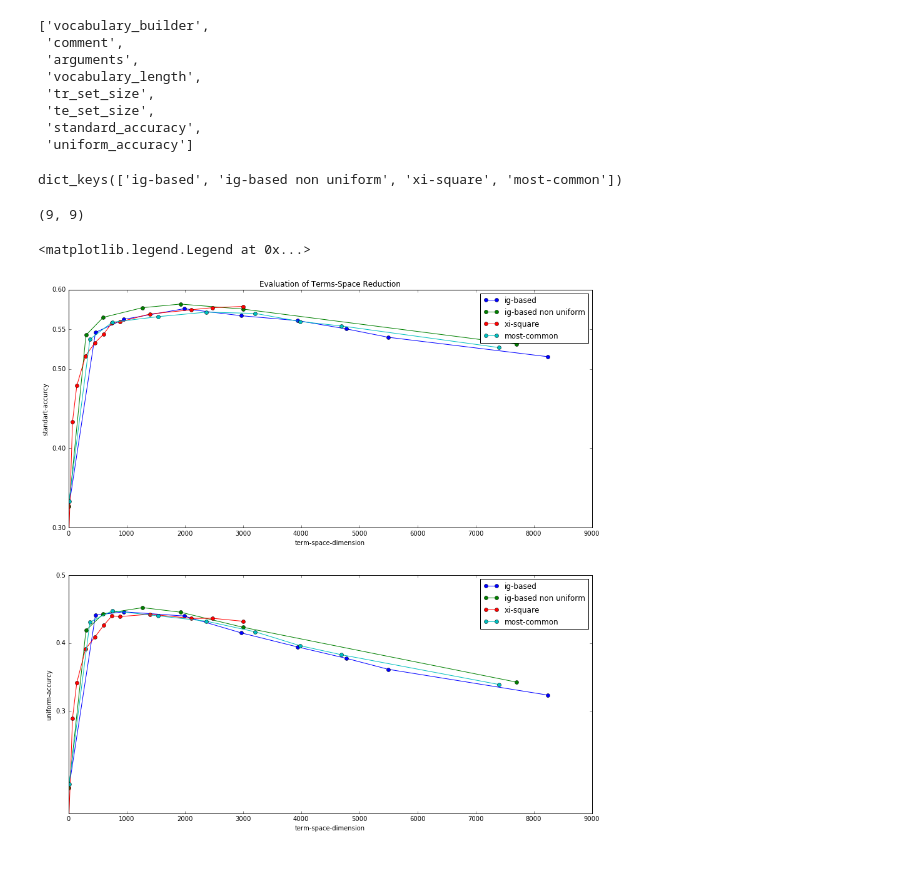
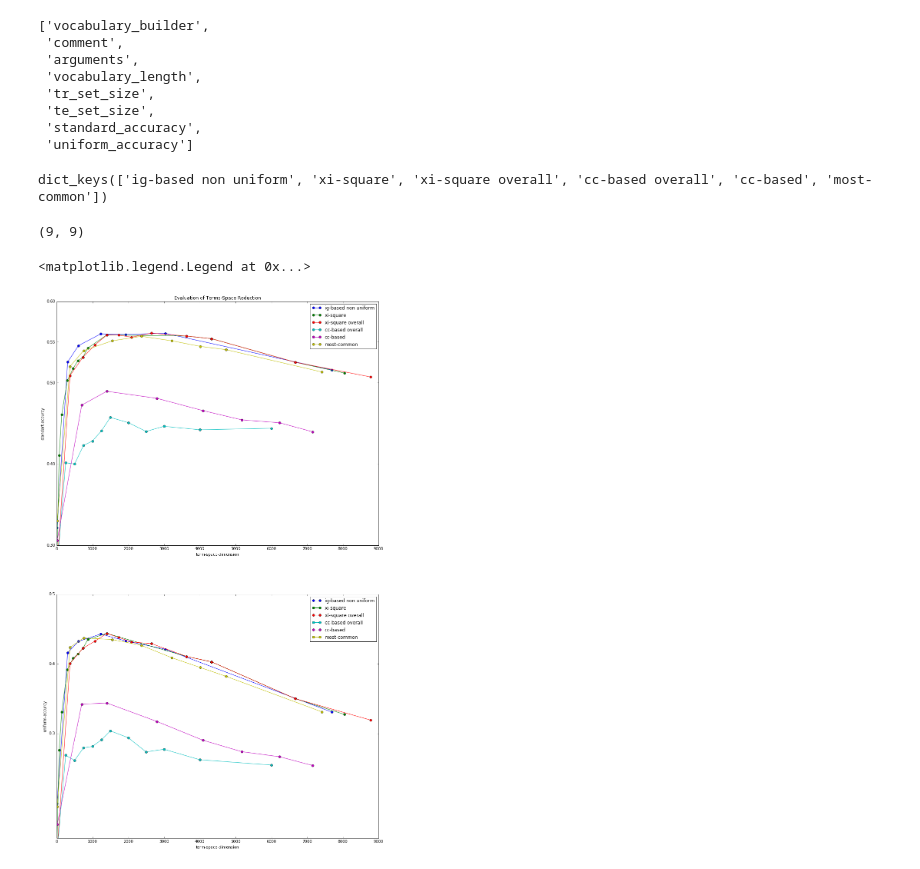
Before and after one commit to hagerpa/ml_project, a Jupyter notebook: reading_evaluations.ipynb, the cells around one changed output. Saved outputs shown, nothing was run; the diff lists cells and outputs as text; code cells hidden in the pictures.

```diff
--- a/reading_evaluations.ipynb
+++ b/reading_evaluations.ipynb
@@ -3,5 +3,3 @@
 import csv
 from matplotlib import pyplot as plt
 import numpy as np
-# %%
-evaluations_file = open("vacabulary_test_results/evaluation_all_18-11-2016_16-16.csv", "r")
@@ -21,13 +17,24 @@ col_names
  'uniform_accuracy']
 # %%
 evaluations = {}
-for row in evaluations_reader:
-    if not (row[0] in evaluations.keys()): evaluations[row[0]] = []
-    evaluations[row[0]] += [{c: r for c, r in zip(col_names[1:], row[1:])}]
+file_names = ["evaluation_cc-based overall_19-11-2016_17-25",
+              "evaluation_cc-based_19-11-2016_16-29",
+              "evaluation_ig-based non uniform_19-11-2016_17-01",
+              "evaluation_most-common_19-11-2016_16-49",
+              "evaluation_xi-square overall_19-11-2016_17-20",
+              "evaluation_xi-square_19-11-2016_17-26",
+             ]
+for file_name in file_names:
+    evaluations_file = open("vacabulary_test_results/"+file_name+".csv", "r")
+    evaluations_reader = csv.reader(evaluations_file)
+    next(evaluations_reader)
+    for row in evaluations_reader:
+        if not (row[0] in evaluations.keys()): evaluations[row[0]] = []
+        evaluations[row[0]] += [{c: r for c, r in zip(col_names[1:], row[1:])}]
 # %%
 evaluations.keys()
 # %% [output]
-dict_keys(['ig-based', 'ig-based non uniform', 'xi-square', 'most-common'])
+dict_keys(['ig-based non uniform', 'xi-square', 'xi-square overall', 'cc-based overall', 'cc-based', 'most-common'])
 # %%
 x, y, z = {}, {}, {}
 for key in evaluations.keys():
@@ -40,31 +47,31 @@ len(x["most-common"]), len(y["most-common"])
 (9, 9)
 # %%
 fig = plt.figure()
-fig.set_size_inches(15,15)
+fig.set_size_inches(15,25)
 
 ax_st = fig.add_subplot(211)
 ax_un = fig.add_subplot(212)
 
 ax_st.set_ylim((0.3, 0.6))
 ax_un.set_ylim((0.15, 0.45))
 
 for key in list(evaluations.keys()):
     ax_st.plot(x[key],y[key],"o-", label=key)
     ax_un.plot(x[key],z[key],"o-", label=key)
 
 ax_st.set_title("Evaluation of Terms-Space Reduction")
 
 ax_st.set_xlabel("term-space-dimension")
 ax_st.set_ylabel("standart-accurcy")
 
 ax_un.set_xlabel("term-space-dimension")
 ax_un.set_ylabel("uniform-accurcy")
 
 ax_st.set_yticks((0.3,0.4,0.5,0.55,0.6))
 ax_un.set_yticks((0.3,0.4,0.5))
 
 ax_st.legend()
 ax_un.legend()
 # %% [output]
 <matplotlib.legend.Legend at 0x...>
-[figure, old version]
+[figure, new version]
```
Also changed, not shown: parts of 10 cells of this notebook.
